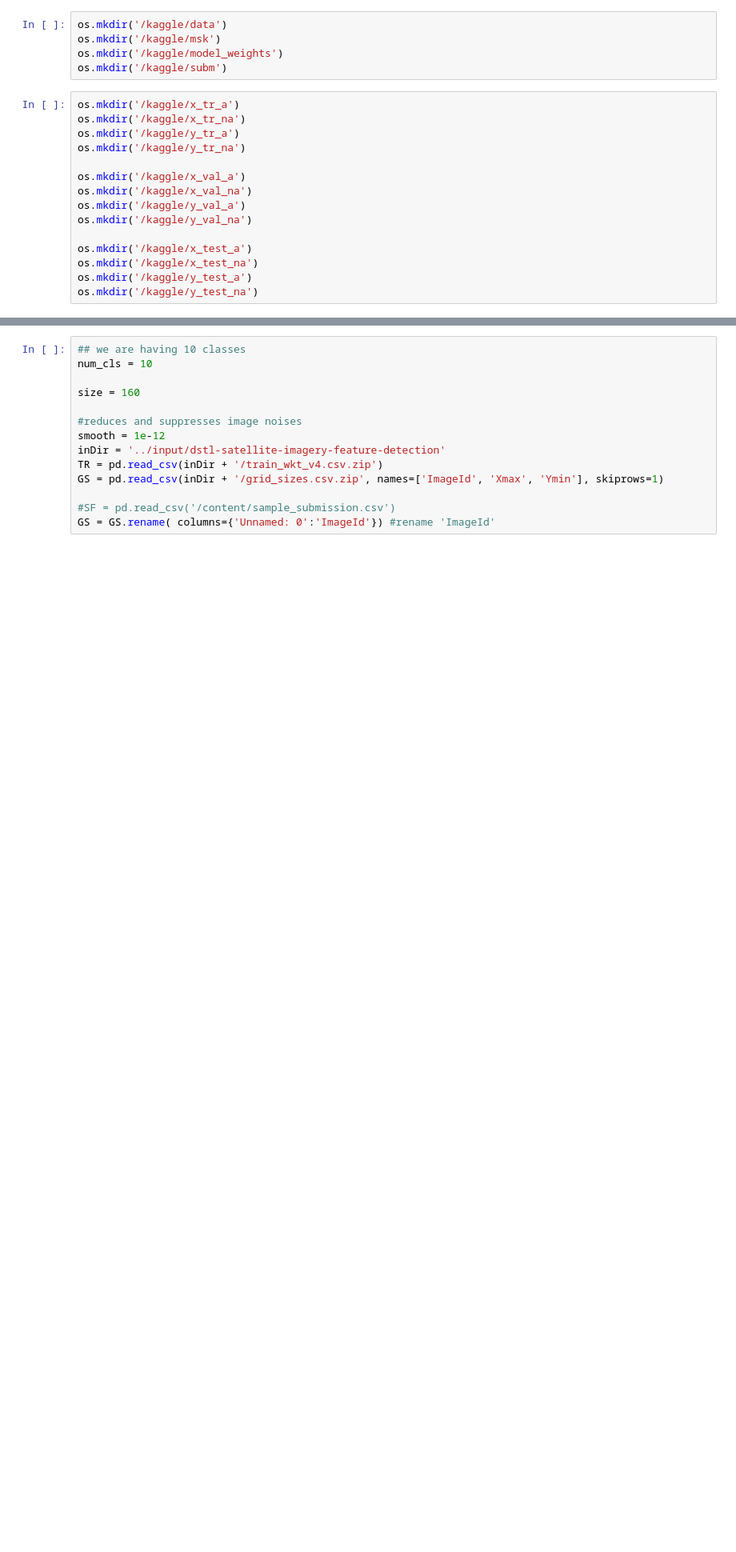
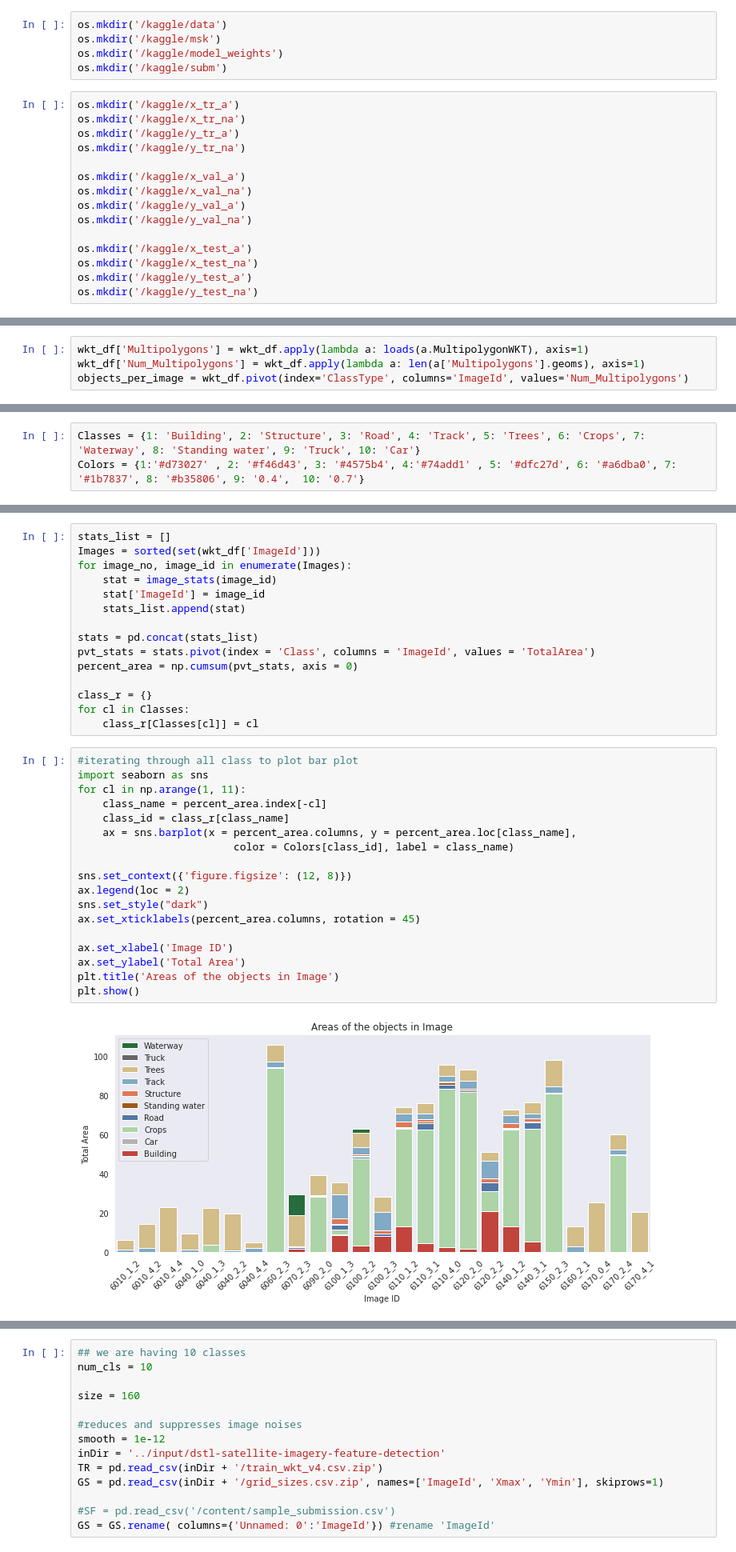
Before and after one commit to swapnil-23/IIRS-PROJECT, a Jupyter notebook: satellite-image-classification.ipynb, the cells around one changed output, grey strips where cells are left out. Shown at 80% size. Cells and saved outputs as stored; diff of their text form; blank space fills up the shorter version.

```diff
--- a/satellite-image-classification.ipynb
+++ b/satellite-image-classification.ipynb
@@ -63,0 +121,4 @@ os.mkdir('/kaggle/y_test_na')
+# %%
+wkt_df['Multipolygons'] = wkt_df.apply(lambda a: loads(a.MultipolygonWKT), axis=1)
+wkt_df['Num_Multipolygons'] = wkt_df.apply(lambda a: len(a['Multipolygons'].geoms), axis=1)
+objects_per_image = wkt_df.pivot(index='ClassType', columns='ImageId', values='Num_Multipolygons')
@@ -63,0 +139,3 @@ os.mkdir('/kaggle/y_test_na')
+# %%
+Classes = {1: 'Building', 2: 'Structure', 3: 'Road', 4: 'Track', 5: 'Trees', 6: 'Crops', 7: 'Waterway', 8: 'Standing water', 9: 'Truck', 10: 'Car'}
+Colors = {1:'#d73027' , 2: '#f46d43', 3: '#4575b4', 4:'#74add1' , 5: '#dfc27d', 6: '#a6dba0', 7: '#1b7837', 8: '#b35806', 9: '0.4',  10: '0.7'}
@@ -63,0 +185,35 @@ os.mkdir('/kaggle/y_test_na')
+# %%
+stats_list = []
+Images = sorted(set(wkt_df['ImageId']))
+for image_no, image_id in enumerate(Images):
+    stat = image_stats(image_id)
+    stat['ImageId'] = image_id
+    stats_list.append(stat)
+
+stats = pd.concat(stats_list)
+pvt_stats = stats.pivot(index = 'Class', columns = 'ImageId', values = 'TotalArea')
+percent_area = np.cumsum(pvt_stats, axis = 0)
+
+class_r = {}
+for cl in Classes:
+    class_r[Classes[cl]] = cl
+# %%
+#iterating through all class to plot bar plot
+import seaborn as sns
+for cl in np.arange(1, 11):
+    class_name = percent_area.index[-cl]
+    class_id = class_r[class_name]
+    ax = sns.barplot(x = percent_area.columns, y = percent_area.loc[class_name],
+                         color = Colors[class_id], label = class_name)
+
+sns.set_context({'figure.figsize': (12, 8)})
+ax.legend(loc = 2)
+sns.set_style("dark")
+ax.set_xticklabels(percent_area.columns, rotation = 45)
+
+ax.set_xlabel('Image ID')
+ax.set_ylabel('Total Area')
+plt.title('Areas of the objects in Image')
+plt.show()
+# %% [output]
+[figure, added]
```
Also changed, not shown: parts of 26 cells of this notebook.
